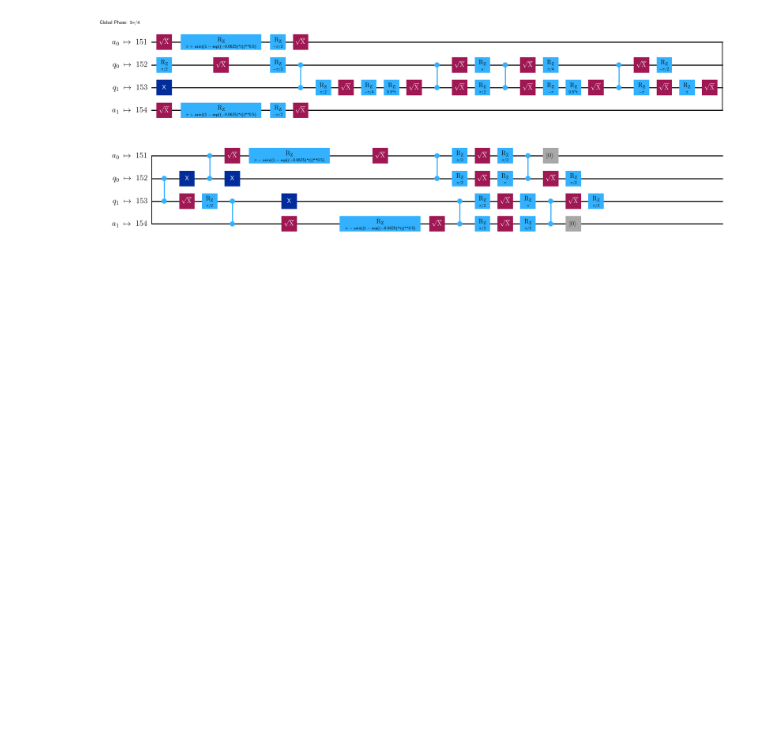
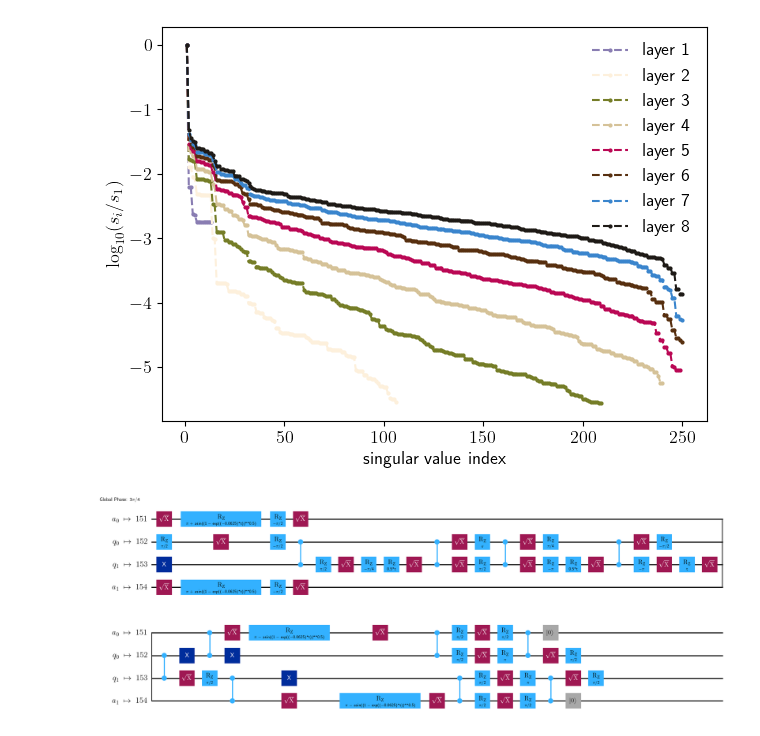
Before and after one commit to bentirher/dmpf_dissipation, a Jupyter notebook: standard_adc/tqd_study.ipynb, the cells around one changed output. Cells and saved outputs as stored; diff of their text form; code cells hidden in the pictures; blank space fills up the shorter version.

```diff
--- a/standard_adc/tqd_study.ipynb
+++ b/standard_adc/tqd_study.ipynb
@@ -96,0 +111,23 @@ plt.show()
+# %%
+import pandas as pd
+import matplotlib.pyplot as plt
+
+# The CSV already has a header row, so pandas picks up column names automatically
+df = pd.read_csv("Fii_spectrum.csv")
+colors = ["#897db2", "#fdf0dc", "#757d27", "#d5c298", "#ba0754", "#572f0f", "#3a85cd", "#1e1a16"]
+
+fig, ax = plt.subplots()
+
+for (idx,layer) in enumerate(sorted(df["layer"].unique())):
+    sub = df[df["layer"] == layer]          # rows belonging to this layer
+    ax.plot(sub["index"], sub["log10_s_over_s1"],
+            marker="o", markersize=2, linestyle = 'dashed', color = colors[idx], label=f"layer {int(layer)}")
+
+ax.set_xlabel("singular value index")
+ax.set_ylabel(r"$\log_{10}(s_i / s_1)$")
+ax.legend(frameon = False)
+fig.tight_layout()
+fig.savefig("[RUBEN]spectrum_F.png", bbox_inches='tight', transparent = True)
+plt.show()
+# %% [output]
+[figure, added]
```
Also changed, not shown: parts of 9 cells of this notebook, 9 other files.
